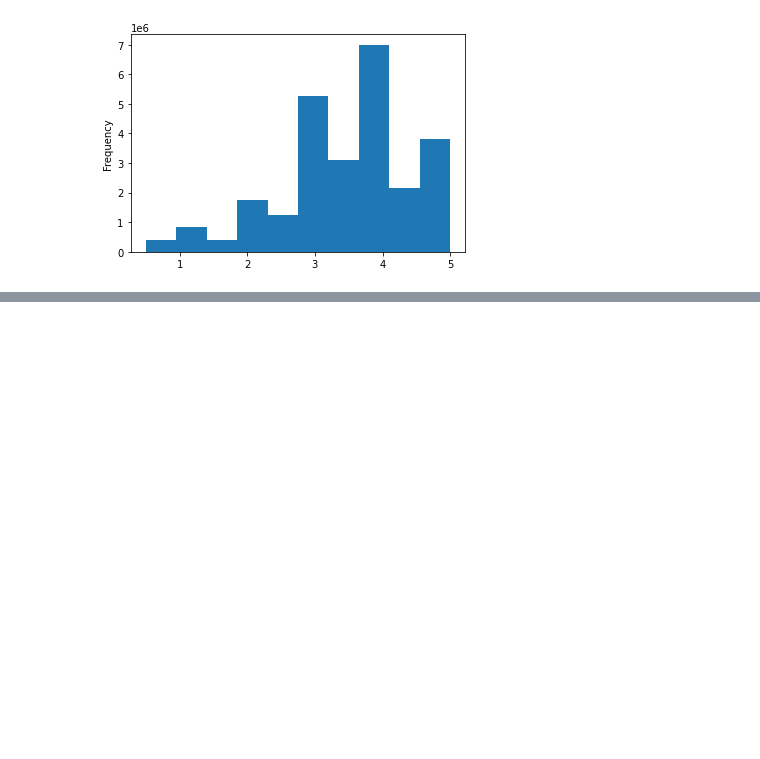
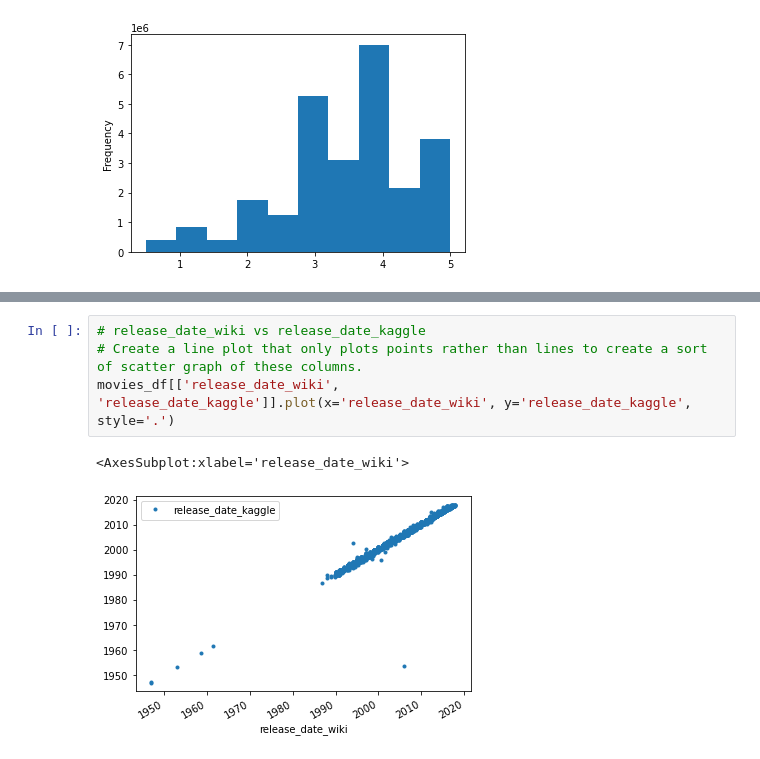
Before and after one commit to SDCoulter/Movies-ETL, a Jupyter notebook: data_analysis.ipynb, the cells around one changed output, grey strips where cells are left out. Drawn from its saved outputs; the diff is of its cells as text; blank space fills up the shorter version.

```diff
--- a/data_analysis.ipynb
+++ b/data_analysis.ipynb
@@ -762,0 +905,7 @@ Name: rating, dtype: float64
+# %%
+# release_date_wiki vs release_date_kaggle
+# Create a line plot that only plots points rather than lines to create a sort of scatter graph of these columns.
+movies_df[['release_date_wiki', 'release_date_kaggle']].plot(x='release_date_wiki', y='release_date_kaggle', style='.')
+# %% [output]
+<AxesSubplot:xlabel='release_date_wiki'>
+[figure, added]
```
Also changed, not shown: parts of 31 cells of this notebook.
